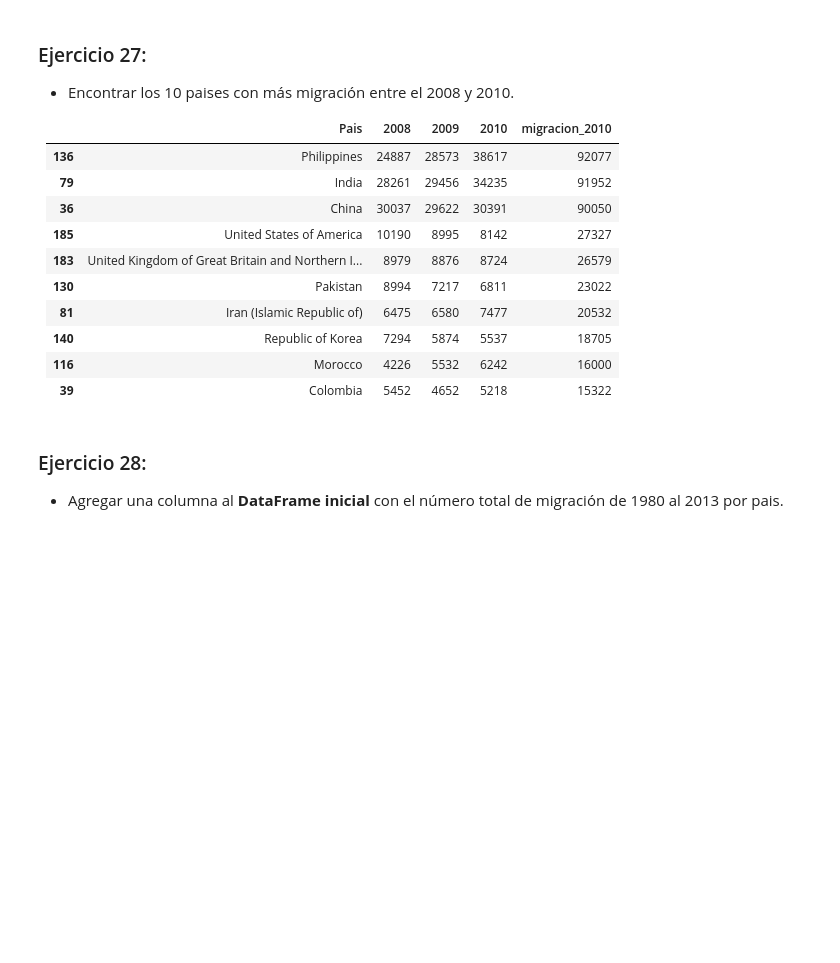
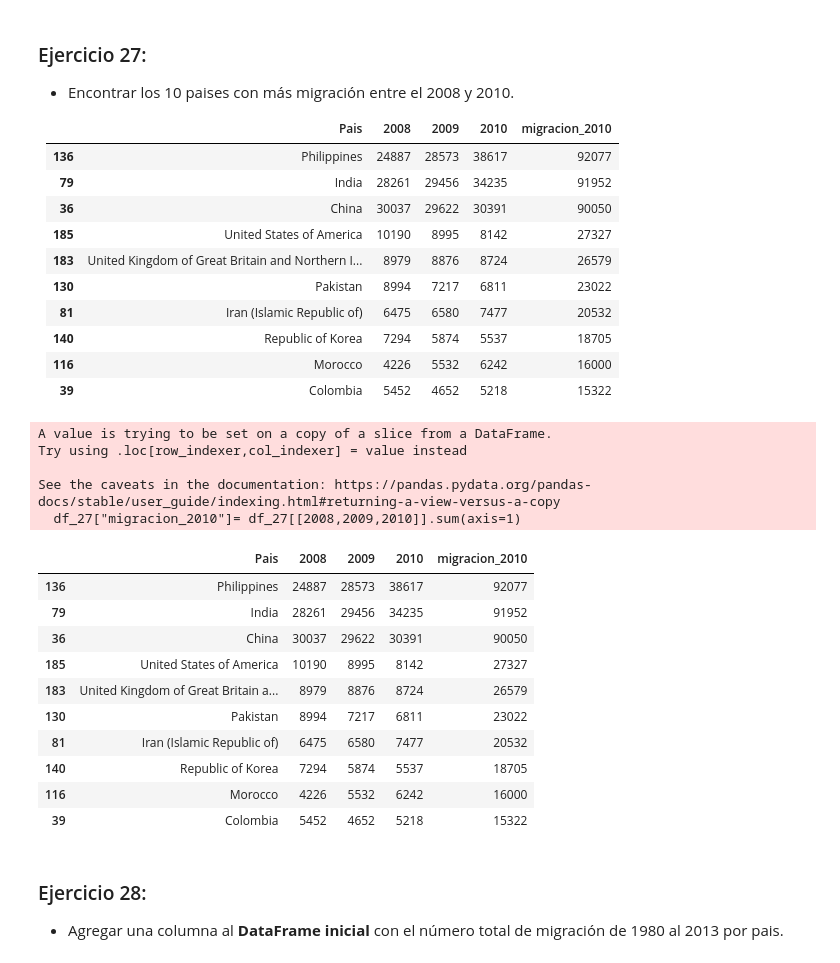
Before and after one commit to Noelia-MS/Ejercicios-Noelia, a Jupyter notebook: MOD03_Datascience/03. Notebooks Ejercicios/03.pandas_1.ipynb, the cells around one changed output. Cells and saved outputs as stored; diff of their text form; code cells hidden in the pictures; blank space fills up the shorter version.

Commit message:
Ejercicios pandas 1

```diff
--- a/MOD03_Datascience/03. Notebooks Ejercicios/03.pandas_1.ipynb
+++ b/MOD03_Datascience/03. Notebooks Ejercicios/03.pandas_1.ipynb
@@ -546,6 +572,31 @@ df_maxi.head(5)
 |**140**|Republic of Korea                                |7294 |5874 |5537 |         18705|
 |**116**|Morocco                                          |4226 |5532 |6242 |         16000|
 |**39** |Colombia                                         |5452 |4652 |5218 |         15322|
+# %%
+df_27 = df[['Pais', 2008, 2009, 2010]]
+# %%
+df_27["migracion_2010"]= df_27[[2008,2009,2010]].sum(axis=1)
+# %% [output]
+A value is trying to be set on a copy of a slice from a DataFrame.
+Try using .loc[row_indexer,col_indexer] = value instead
+
+See the caveats in the documentation: https://pandas.pydata.org/pandas-docs/stable/user_guide/indexing.html#returning-a-view-versus-a-copy
+  df_27["migracion_2010"]= df_27[[2008,2009,2010]].sum(axis=1)
+# %%
+top_2010 = df_27.sort_values("migracion_2010", ascending=False).head(10)
+top_2010
+# %% [output]
+|  | Pais | 2008 | 2009 | 2010 | migracion_2010 |
+| 136 | Philippines | 24887 | 28573 | 38617 | 92077 |
+| 79 | India | 28261 | 29456 | 34235 | 91952 |
+| 36 | China | 30037 | 29622 | 30391 | 90050 |
+| 185 | United States of America | 10190 | 8995 | 8142 | 27327 |
+| 183 | United Kingdom of Great Britain a... | 8979 | 8876 | 8724 | 26579 |
+| 130 | Pakistan | 8994 | 7217 | 6811 | 23022 |
+| 81 | Iran (Islamic Republic of) | 6475 | 6580 | 7477 | 20532 |
+| 140 | Republic of Korea | 7294 | 5874 | 5537 | 18705 |
+| 116 | Morocco | 4226 | 5532 | 6242 | 16000 |
+| 39 | Colombia | 5452 | 4652 | 5218 | 15322 |
 # %% [markdown]
 ### Ejercicio 28:
 - Agregar una columna al **DataFrame inicial** con el número total de migración de 1980 al 2013 por pais.
```
Also changed, not shown: parts of 12 cells of this notebook.
